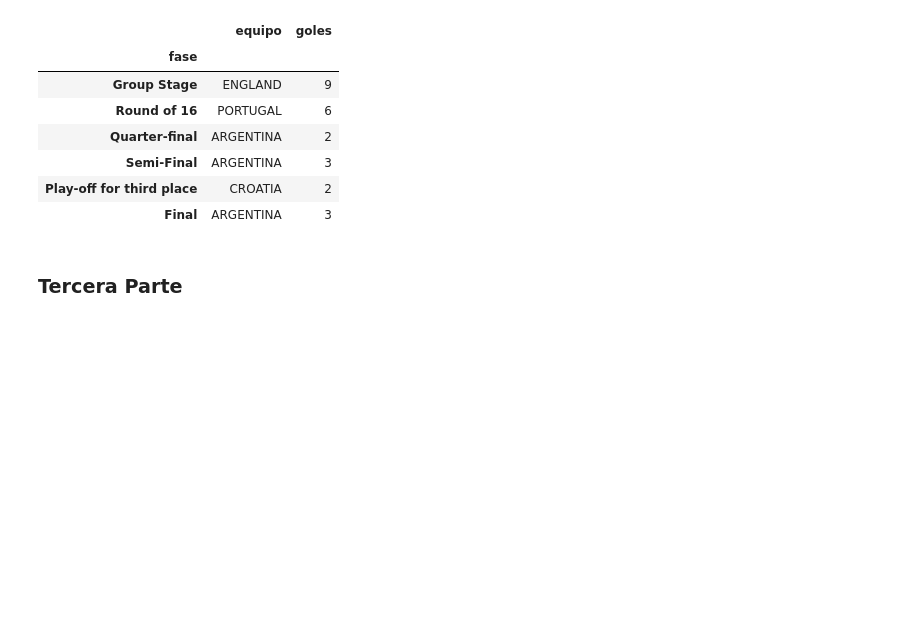
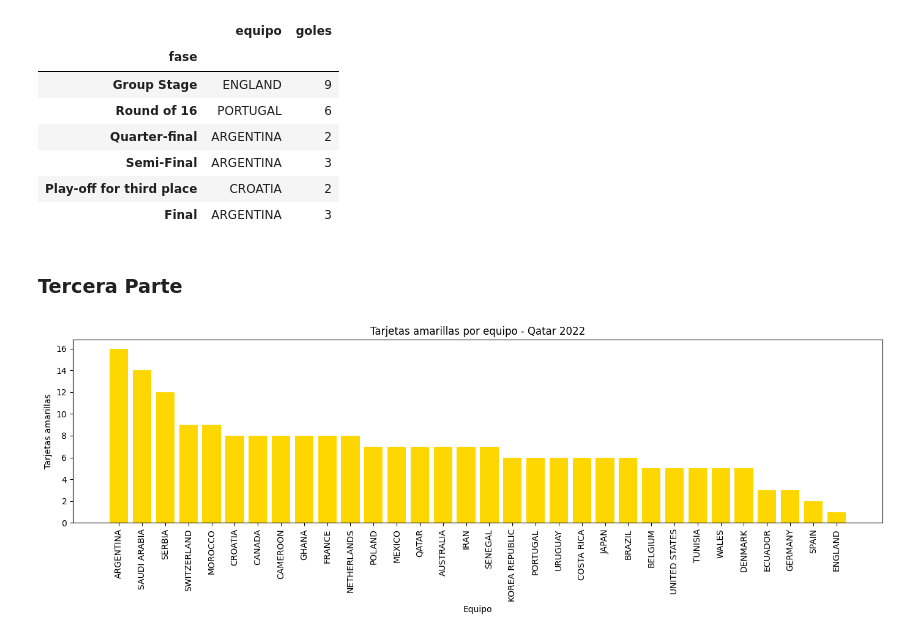
Before and after one commit to santiwinny/tecnologias-emergentes-4d-mundial-qatar-2022-mundial-qatar-2022, a Jupyter notebook: mundial_qatar_2022.ipynb, the cells around one changed output. Cells and saved outputs as stored; diff of their text form; code cells hidden in the pictures; blank space fills up the shorter version.

```diff
--- a/mundial_qatar_2022.ipynb
+++ b/mundial_qatar_2022.ipynb
@@ -358,0 +356,17 @@ resultado
+# %%
+# Armar un gráfico a partir de algun nuevo análisis que se te ocurra
+# Completar
+amarillas_local = mundial.groupby("1")["1_yellow_cards"].sum()
+amarillas_visitante = mundial.groupby("2")["2_yellow_cards"].sum()
+amarillas = amarillas_local.add(amarillas_visitante, fill_value=0).sort_values(ascending=False)
+
+fig, ax = plt.subplots(figsize=(14, 5))
+ax.bar(amarillas.index, amarillas.values, color="gold")
+ax.set_title("Tarjetas amarillas por equipo - Qatar 2022")
+ax.set_xlabel("Equipo")
+ax.set_ylabel("Tarjetas amarillas")
+plt.xticks(rotation=90)
+plt.tight_layout()
+plt.show()
+# %% [output]
+[figure, added]
```
Also changed, not shown: parts of 1 cell of this notebook.
